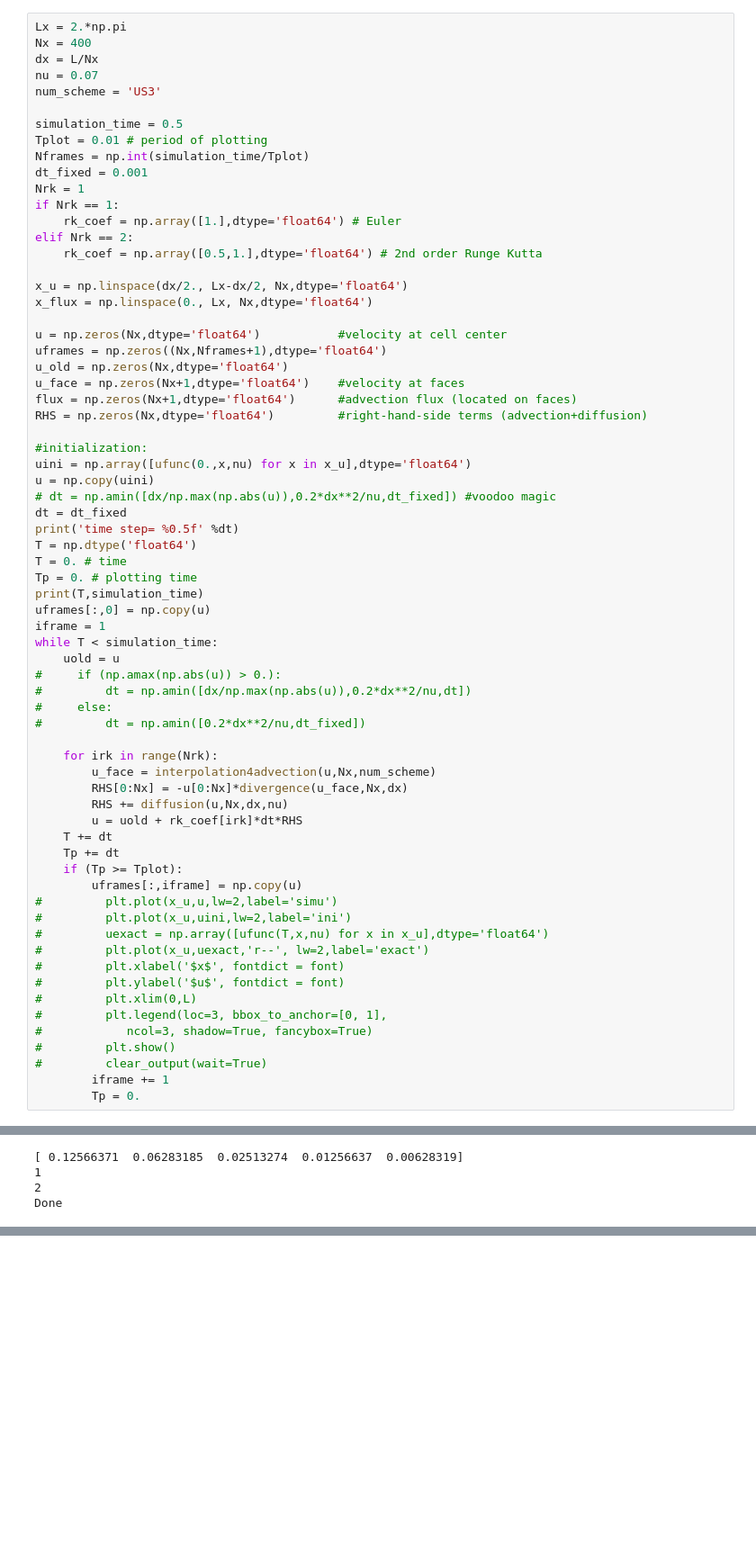
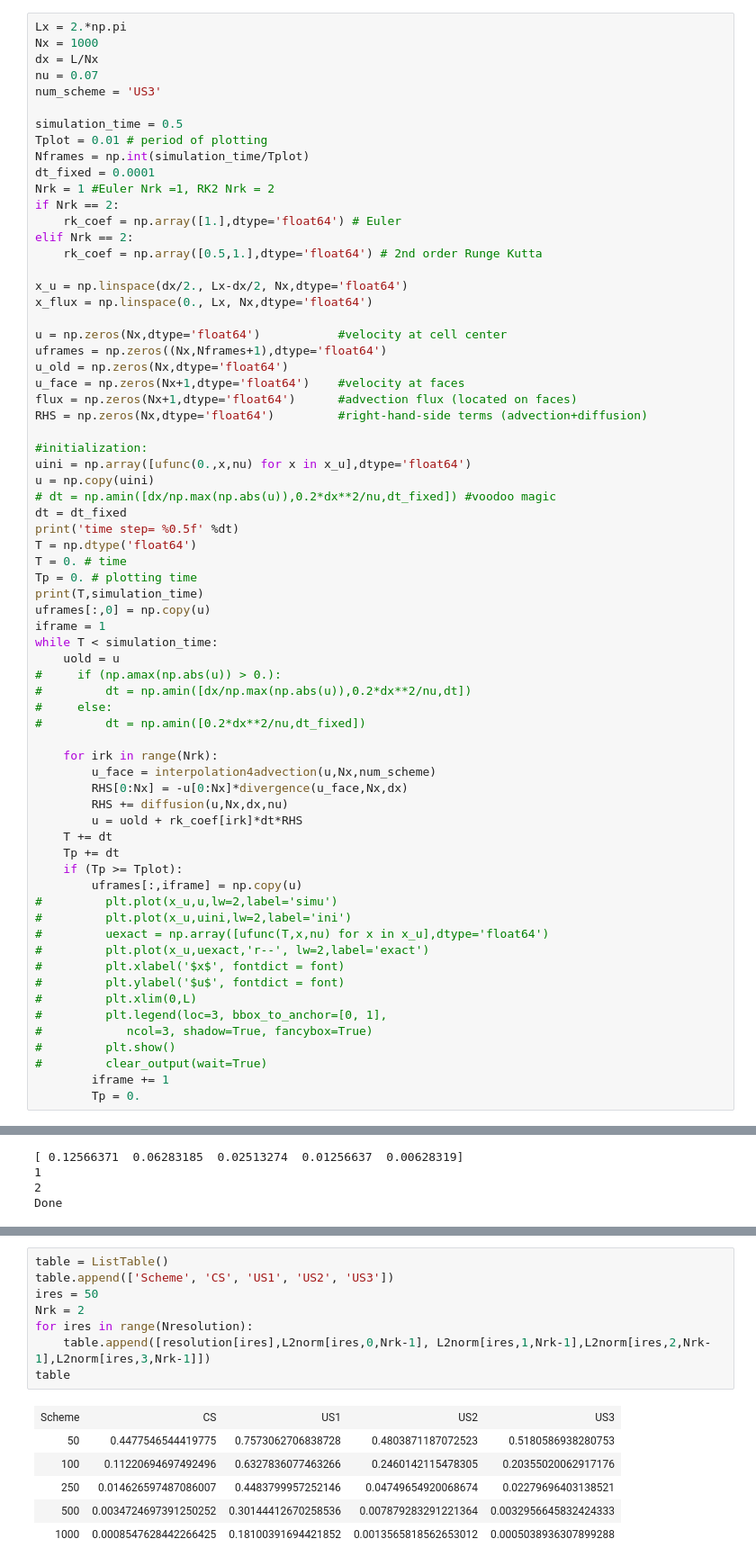
Before and after one commit to yvesdubief/UVM-ME249-CFD-Python, a Jupyter notebook: ME249-1-Burgers-Euler-RK2.ipynb, the cells around one changed output, grey strips where cells are left out. Shown at 90% size. Drawn from its saved outputs; the diff is of its cells as text; blank space fills up the shorter version.

```diff
--- a/ME249-1-Burgers-Euler-RK2.ipynb
+++ b/ME249-1-Burgers-Euler-RK2.ipynb
@@ -332,7 +332,7 @@ def init():
 [drawing not drawn]
 # %%
 Lx = 2.*np.pi
-Nx = 400
+Nx = 1000
 dx = L/Nx
 nu = 0.07
 num_scheme = 'US3'
@@ -340,9 +340,9 @@ num_scheme = 'US3'
 simulation_time = 0.5
 Tplot = 0.01 # period of plotting
 Nframes = np.int(simulation_time/Tplot)
-dt_fixed = 0.001
-Nrk = 1
-if Nrk == 1:
+dt_fixed = 0.0001
+Nrk = 1 #Euler Nrk =1, RK2 Nrk = 2
+if Nrk == 2:
     rk_coef = np.array([1.],dtype='float64') # Euler
 elif Nrk == 2:
     rk_coef = np.array([0.5,1.],dtype='float64') # 2nd order Runge Kutta
@@ -550,0 +561,15 @@ plt.show()
+# %%
+table = ListTable()
+table.append(['Scheme', 'CS', 'US1', 'US2', 'US3'])
+ires = 50
+Nrk = 2
+for ires in range(Nresolution):
+    table.append([resolution[ires],L2norm[ires,0,Nrk-1], L2norm[ires,1,Nrk-1],L2norm[ires,2,Nrk-1],L2norm[ires,3,Nrk-1]])
+table
+# %% [output]
+| Scheme | CS | US1 | US2 | US3 |
+| 50 | 0.4477546544419775 | 0.7573062706838728 | 0.4803871187072523 | 0.5180586938280753 |
+| 100 | 0.11220694697492496 | 0.6327836077463266 | 0.2460142115478305 | 0.20355020062917176 |
+| 250 | 0.014626597487086007 | 0.4483799957252146 | 0.04749654920068674 | 0.02279696403138521 |
+| 500 | 0.0034724697391250252 | 0.30144412670258536 | 0.007879283291221364 | 0.0032956645832424333 |
+| 1000 | 0.0008547628442266425 | 0.18100391694421852 | 0.0013565818562653012 | 0.0005038936307899288 |
```
Also changed, not shown: parts of 3 cells of this notebook, 6 other files.
